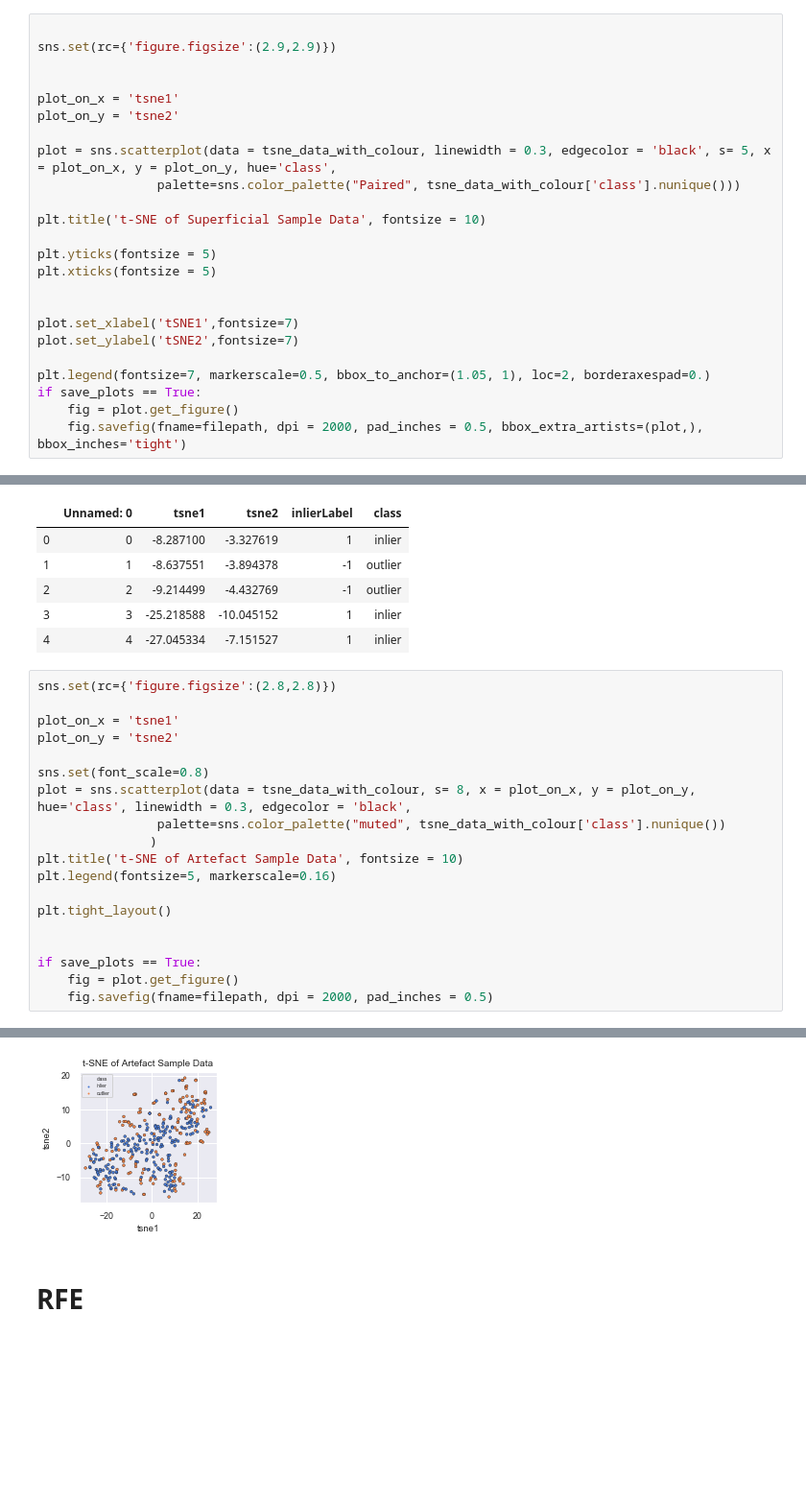
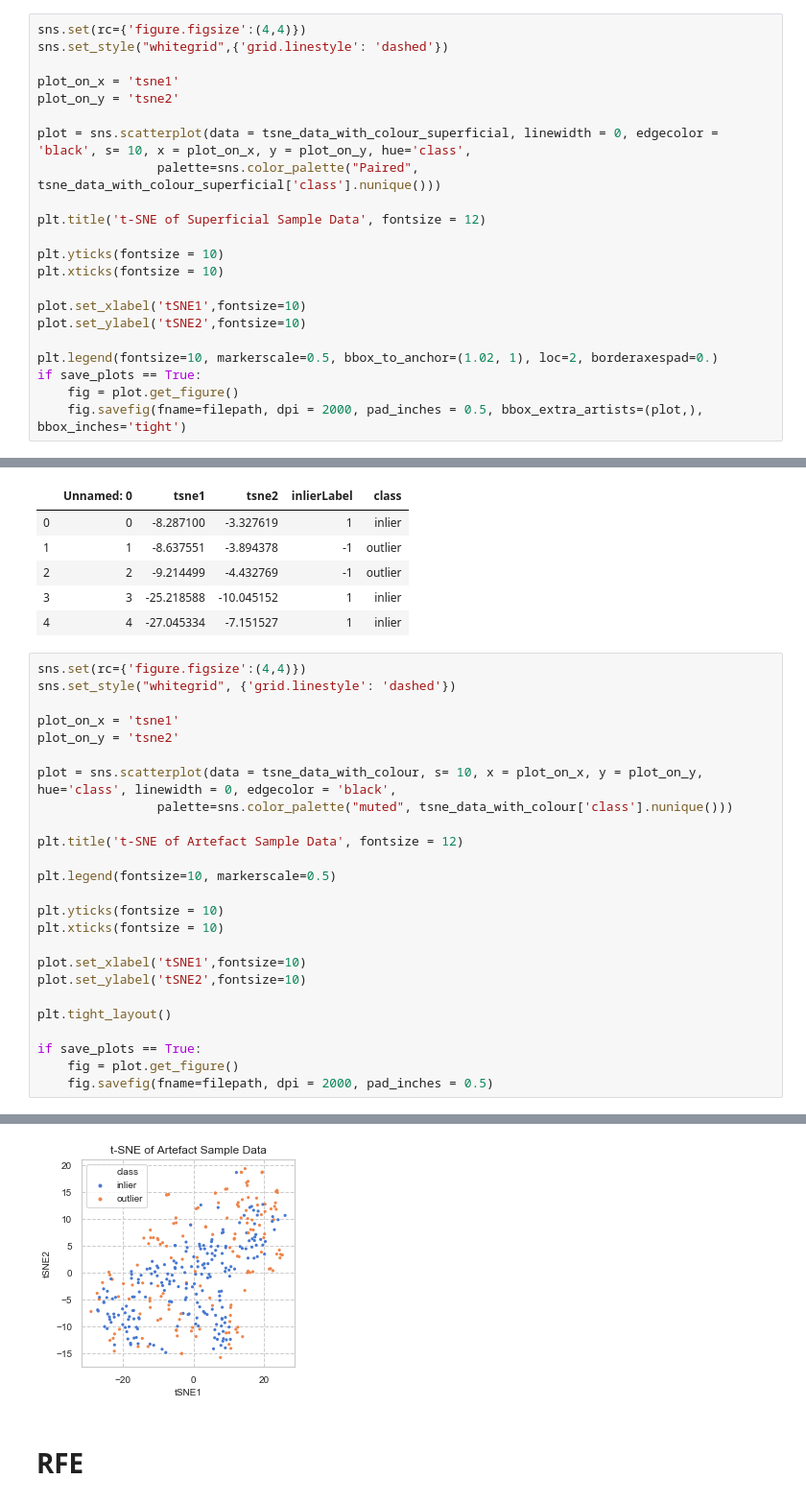
Before and after one commit to Spelaeo123/Machine_Learning, a Jupyter notebook: paper_1_notebooks/visualisations.ipynb, the cells around one changed output, grey strips where cells are left out. Shown at 96% size. Saved outputs shown, nothing was run; the diff lists cells and outputs as text; blank space fills up the shorter version.

```diff
--- a/paper_1_notebooks/visualisations.ipynb
+++ b/paper_1_notebooks/visualisations.ipynb
@@ -57,24 +53,22 @@ tsne_data_with_colour = pd.read_csv('output_datasets/pre_model_datasets/tsne_dat
 # %%
-
-sns.set(rc={'figure.figsize':(2.9,2.9)})
-
+sns.set(rc={'figure.figsize':(4,4)})
+sns.set_style("whitegrid",{'grid.linestyle': 'dashed'})
 
 plot_on_x = 'tsne1'
 plot_on_y = 'tsne2'
 
-plot = sns.scatterplot(data = tsne_data_with_colour, linewidth = 0.3, edgecolor = 'black', s= 5, x = plot_on_x, y = plot_on_y, hue='class',
-                palette=sns.color_palette("Paired", tsne_data_with_colour['class'].nunique()))
+plot = sns.scatterplot(data = tsne_data_with_colour_superficial, linewidth = 0, edgecolor = 'black', s= 10, x = plot_on_x, y = plot_on_y, hue='class',
+                palette=sns.color_palette("Paired", tsne_data_with_colour_superficial['class'].nunique()))
 
-plt.title('t-SNE of Superficial Sample Data', fontsize = 10)
+plt.title('t-SNE of Superficial Sample Data', fontsize = 12)
 
-plt.yticks(fontsize = 5)
-plt.xticks(fontsize = 5)
+plt.yticks(fontsize = 10)
+plt.xticks(fontsize = 10)
 
+plot.set_xlabel('tSNE1',fontsize=10)
+plot.set_ylabel('tSNE2',fontsize=10)
 
-plot.set_xlabel('tSNE1',fontsize=7)
-plot.set_ylabel('tSNE2',fontsize=7)
-
-plt.legend(fontsize=7, markerscale=0.5, bbox_to_anchor=(1.05, 1), loc=2, borderaxespad=0.)
+plt.legend(fontsize=10, markerscale=0.5, bbox_to_anchor=(1.02, 1), loc=2, borderaxespad=0.)
 if save_plots == True:
     fig = plot.get_figure()
     fig.savefig(fname=filepath, dpi = 2000, pad_inches = 0.5, bbox_extra_artists=(plot,), bbox_inches='tight')
@@ -112,28 +106,34 @@ tsne_data_with_colour.head()
 | 3 | 3 | -25.218588 | -10.045152 | 1 | inlier |
 | 4 | 4 | -27.045334 | -7.151527 | 1 | inlier |
 # %%
-sns.set(rc={'figure.figsize':(2.8,2.8)})
+sns.set(rc={'figure.figsize':(4,4)})
+sns.set_style("whitegrid", {'grid.linestyle': 'dashed'})
 
 plot_on_x = 'tsne1'
 plot_on_y = 'tsne2'
 
-sns.set(font_scale=0.8)
-plot = sns.scatterplot(data = tsne_data_with_colour, s= 8, x = plot_on_x, y = plot_on_y, hue='class', linewidth = 0.3, edgecolor = 'black',
-                palette=sns.color_palette("muted", tsne_data_with_colour['class'].nunique())
-               )
-plt.title('t-SNE of Artefact Sample Data', fontsize = 10)
-plt.legend(fontsize=5, markerscale=0.16)
+plot = sns.scatterplot(data = tsne_data_with_colour, s= 10, x = plot_on_x, y = plot_on_y, hue='class', linewidth = 0, edgecolor = 'black',
+                palette=sns.color_palette("muted", tsne_data_with_colour['class'].nunique()))
+
+plt.title('t-SNE of Artefact Sample Data', fontsize = 12)
+
+plt.legend(fontsize=10, markerscale=0.5)
+
+plt.yticks(fontsize = 10)
+plt.xticks(fontsize = 10)
+
+plot.set_xlabel('tSNE1',fontsize=10)
+plot.set_ylabel('tSNE2',fontsize=10)
 
 plt.tight_layout()
-
 
 if save_plots == True:
     fig = plot.get_figure()
     fig.savefig(fname=filepath, dpi = 2000, pad_inches = 0.5)
 # %% [output]
 The PostScript backend does not support transparency; partially transparent artists will be rendered opaque.
 The PostScript backend does not support transparency; partially transparent artists will be rendered opaque.
-[figure, old version]
+[figure, new version]
 # %% [markdown]
 # RFE
 # %%
```
Also changed, not shown: parts of 16 cells of this notebook, 32 other files.
